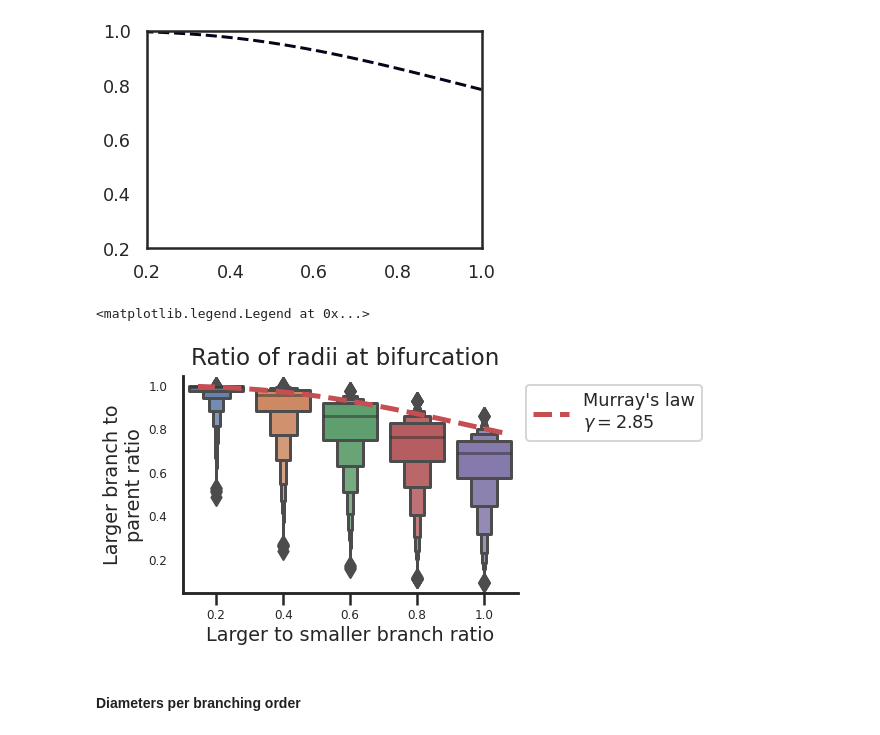
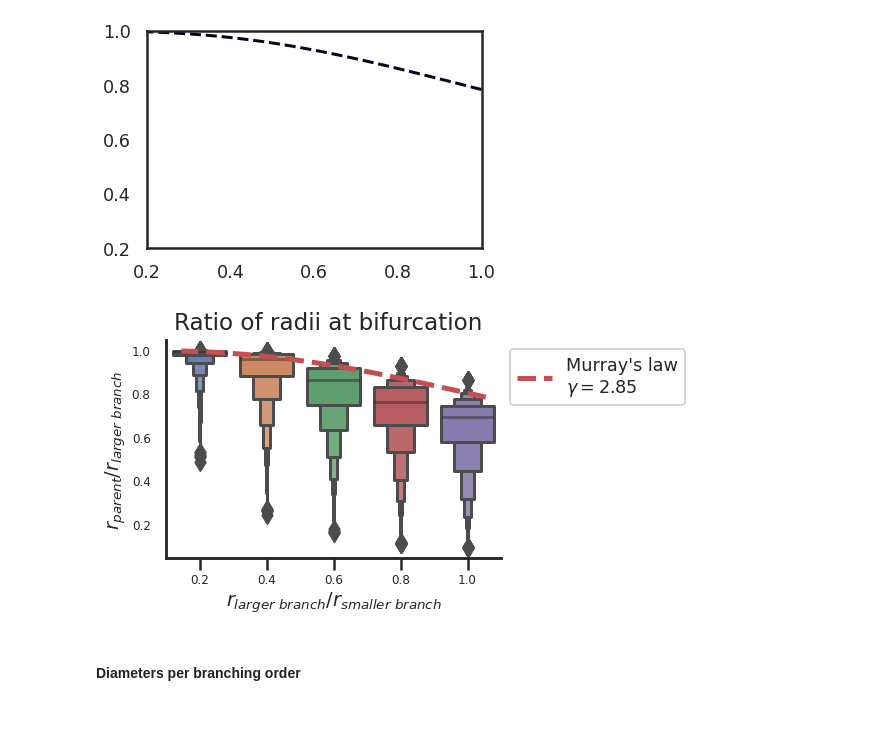
Before and after one commit to remihndz/Virtual-Angiogenesis, a Jupyter notebook: Results-8-patients/Analyse-Simulations.ipynb, the cells around one changed output. Drawn from its saved outputs; the diff is of its cells as text; code cells hidden in the pictures.

```diff
--- a/Results-8-patients/Analyse-Simulations.ipynb
+++ b/Results-8-patients/Analyse-Simulations.ipynb
@@ -119,35 +119,37 @@ x,y = v[:,0], v[:,1]
 [figure]
 # %%
 df = pd.read_csv('DiameterRatiosAtBifurcations.dat', sep=' ')
-Title = 'Ratios of vessels radii at bifurcation\n'
+Title = "Ratio of radii at bifurcation\n"
 df['Cat'] = pd.cut(df.SmallerBranchOverLarger, bins=[0.0,0.2,0.4,0.6,0.8,1.0])
 
 fig, g = plt.subplots()
 
 
 sns.boxenplot(data=df, x='Cat', y='LargerBranchOverParent', ax=g)
 ax2 = g.twiny()
 ax2.plot(x,y,'r--', linewidth=5, label="Murray's law\n"+r"$\gamma=2.85$")
 
-g.set_ylabel("Larger branch to\nparent ratio")
+# g.set_ylabel("Larger branch to\nparent ratio")
+# g.set_xlabel('Larger to smaller branch ratio')
+g.set_ylabel(r'$r_{parent}/r_{larger\ branch}$')
+g.set_xlabel(r'$r_{larger\ branch}/r_{smaller\ branch}$')
+
 ax2.set_xticks([])
 ticks = [0.2,0.4,0.6,0.8,1.0]
 g.set_yticks(ticks)
 g.set_yticklabels(ticks, size=12)
 g.set_xticklabels(ticks, size=12)
-g.set_xlabel('Larger to smaller branch ratio')
 #g.set_xticklabels(g.ax.get_xticklabels(), rotation=40,ha='right', size=10)
-fig.suptitle("Ratio of radii at bifurcation\n")
+fig.suptitle(Title)
 g.spines['top'].set_visible(False)
 ax2.spines['top'].set_visible(False)
 g.spines['right'].set_visible(False)
 ax2.spines['right'].set_visible(False)
 plt.legend(bbox_to_anchor=(1.,1), loc="upper left")
 
 fig.savefig('BifurcationRatios.jpg', dpi=400, bbox_inches='tight')
 # %% [output]
-<matplotlib.legend.Legend at 0x...>
-[figure, old version]
+[figure, new version]
 # %% [markdown]
 #### Diameters per branching order
 # %%
```
Also changed, not shown: parts of 5 cells of this notebook, 6 other files.
